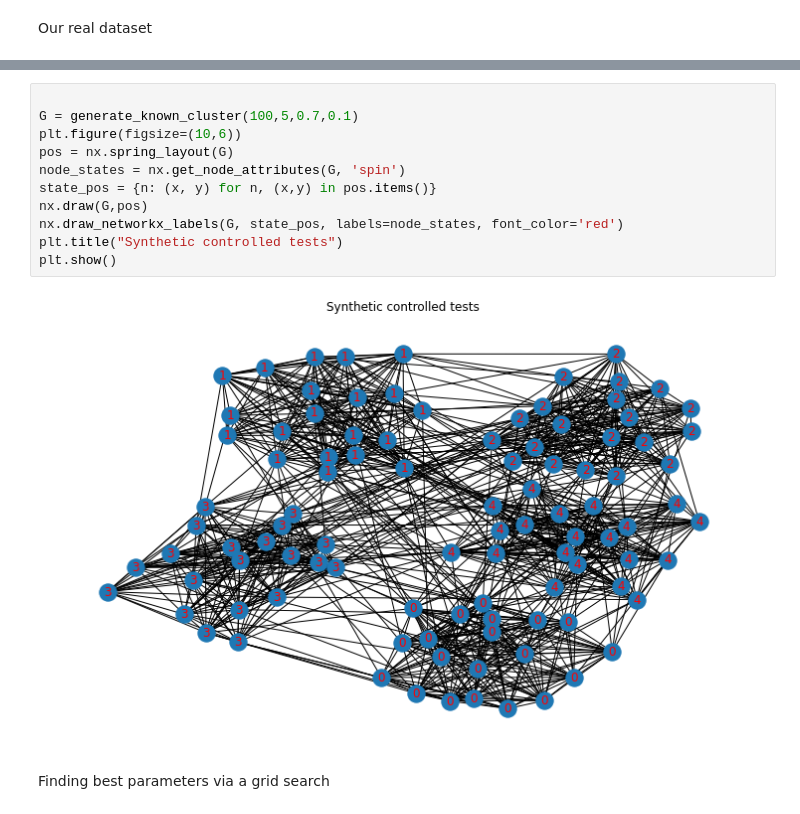
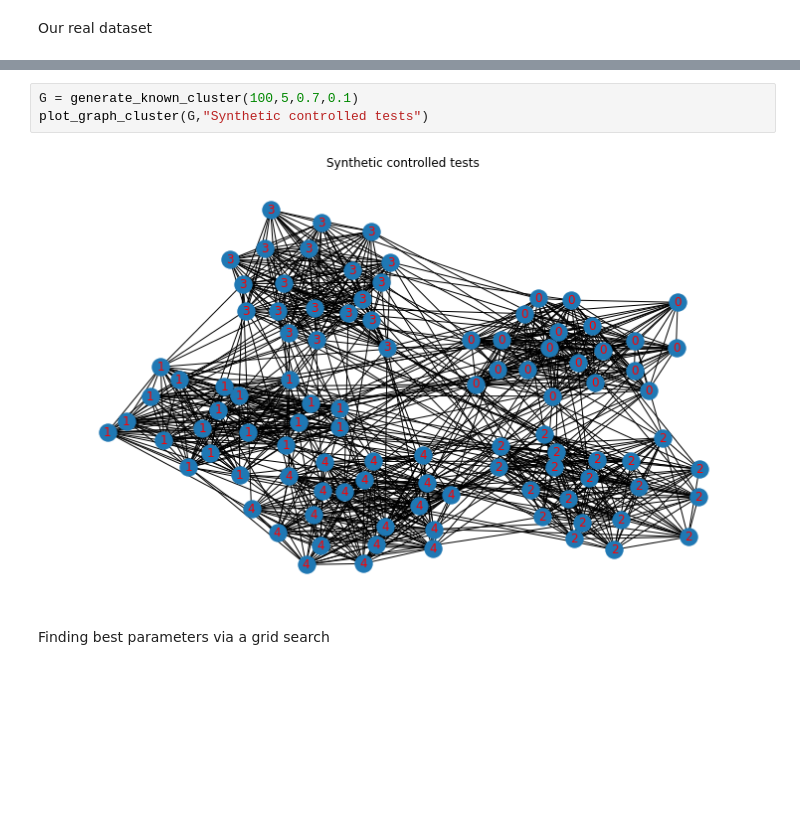
Before and after one commit to chiararov/Graph-Clustering, a Jupyter notebook: modularity.ipynb, the cells around one changed output, grey strips where cells are left out. Drawn from its saved outputs; the diff is of its cells as text; blank space fills up the shorter version.

```diff
--- a/modularity.ipynb
+++ b/modularity.ipynb
@@ -30,16 +23,8 @@ plt.show()
-# %%
-
-G = generate_known_cluster(100,5,0.7,0.1)
-plt.figure(figsize=(10,6))
-pos = nx.spring_layout(G)
-node_states = nx.get_node_attributes(G, 'spin')
-state_pos = {n: (x, y) for n, (x,y) in pos.items()}
-nx.draw(G,pos)
-nx.draw_networkx_labels(G, state_pos, labels=node_states, font_color='red')
-plt.title("Synthetic controlled tests")
-plt.show()
-# %% [output]
-[figure, removed]
+# %%
+G = generate_known_cluster(100,5,0.7,0.1)
+plot_graph_cluster(G,"Synthetic controlled tests")
+# %% [output]
+[figure, added]
 # %% [markdown]
 Finding best parameters via a grid search
 # %%
```
Also changed, not shown: parts of 15 cells of this notebook, 2 other files.
